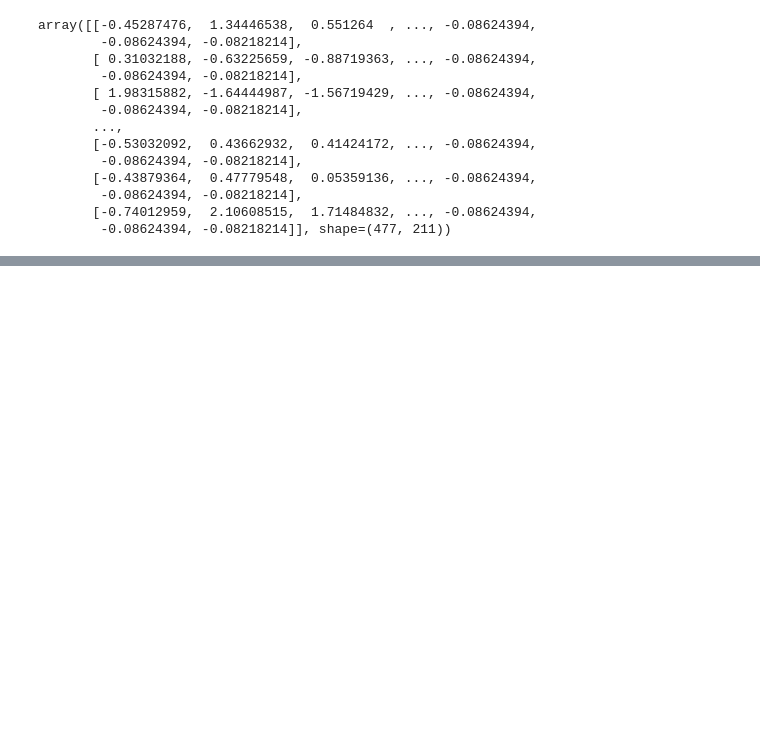
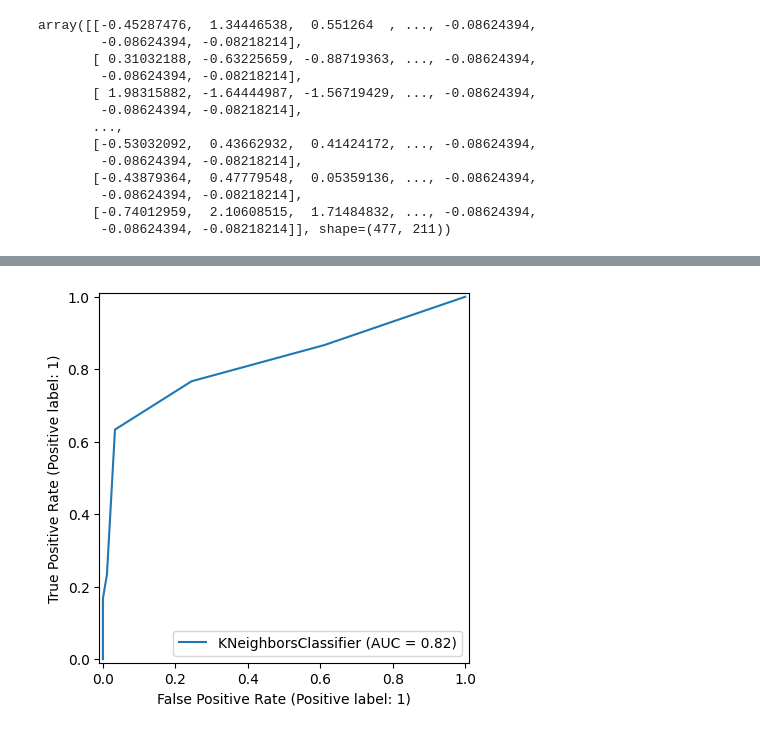
Before and after one commit to Me-Pasha/drug-induced-autoimmunity, a Jupyter notebook: drug induced autoimmunity prediction .ipynb, the cells around one changed output, grey strips where cells are left out. Cells and saved outputs as stored; diff of their text form; code cells hidden in the pictures; blank space fills up the shorter version.

```diff
--- a/drug induced autoimmunity prediction .ipynb
+++ b/drug induced autoimmunity prediction .ipynb
@@ -497,0 +572,5 @@ weighted avg       0.78      0.78      0.78       120
+# %%
+from sklearn.metrics import RocCurveDisplay
+log_reg_disp = RocCurveDisplay.from_estimator(knn_model, X_test_scaled, y_test)
+# %% [output]
+[figure, added]
```
Also changed, not shown: parts of 27 cells of this notebook.
